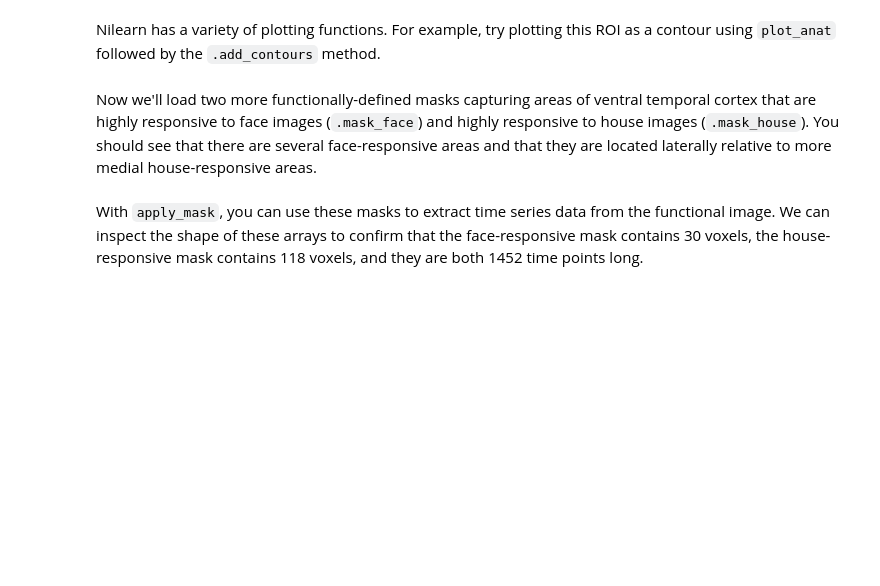
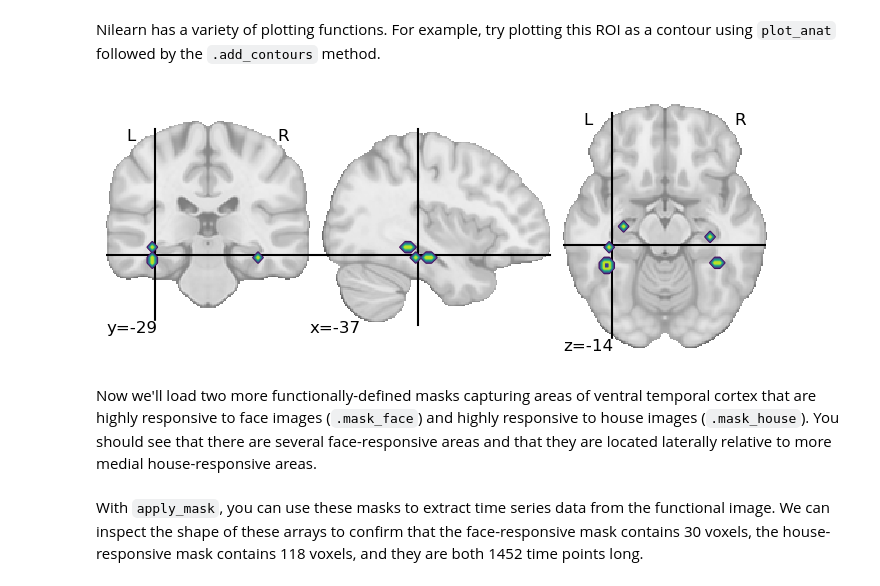
Before and after one commit to yunchang-z/neu502b-lab, a Jupyter notebook: fmri-01/fmri-01-visualization.ipynb, the cells around one changed output. Drawn from its saved outputs; the diff is of its cells as text; code cells hidden in the pictures; blank space fills up the shorter version.

```diff
--- a/fmri-01/fmri-01-visualization.ipynb
+++ b/fmri-01/fmri-01-visualization.ipynb
@@ -39,6 +68,9 @@ Now, we'll load in a "mask" dataset (`.mask_vt`). This anatomically-defined mask
 Nilearn has a variety of plotting functions. For example, try plotting this ROI as a contour using `plot_anat` followed by the `.add_contours` method.
 # %%
 # Plot VT mask contours
+plot_roi(haxby_dataset['mask_face'][0]).add_contours(haxby_dataset['mask_face'][0])
+# %% [output]
+[figure, added]
 # %% [markdown]
 Now we'll load two more functionally-defined masks capturing areas of ventral temporal cortex that are highly responsive to face images (`.mask_face`) and highly responsive to house images (`.mask_house`). You should see that there are several face-responsive areas and that they are located laterally relative to more medial house-responsive areas.
 # %%
```
Also changed, not shown: parts of 5 cells of this notebook, 1 other file.
